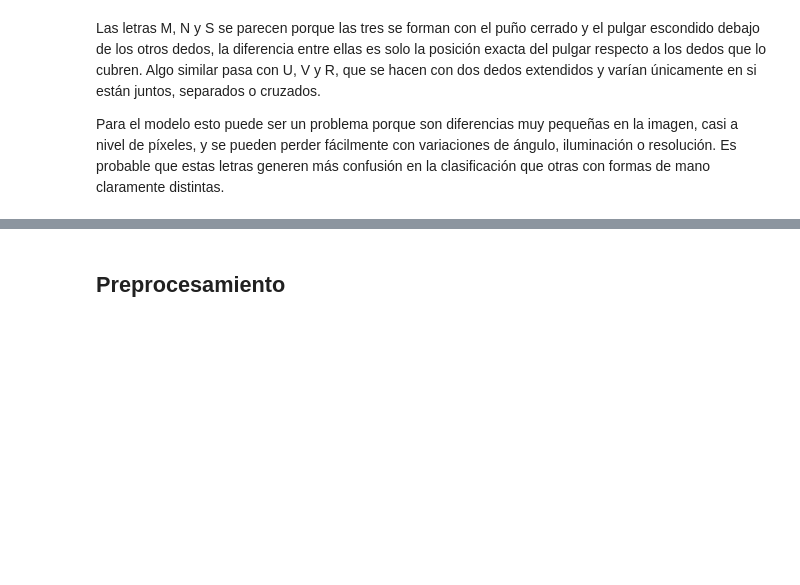
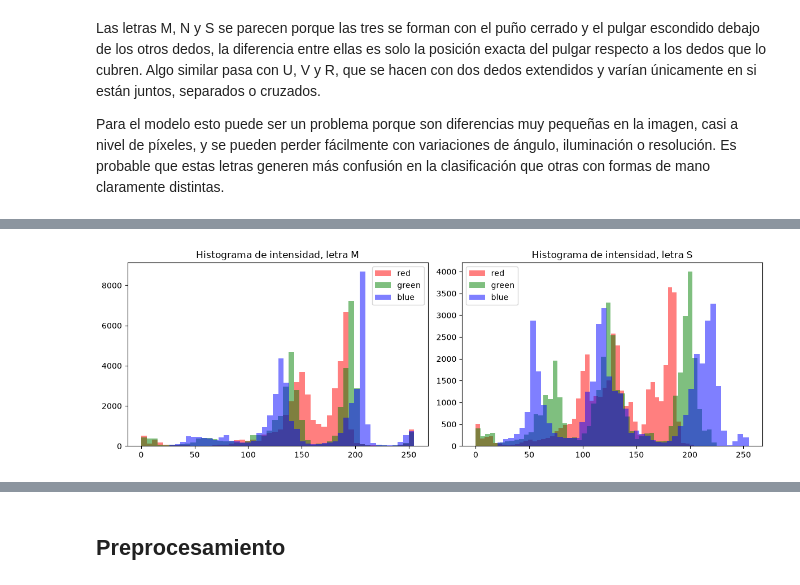
Before and after one commit to ecarcamo/CC3084-DATA-SCIENCE, a Jupyter notebook: notebooks/ASL_Clasificador.ipynb, the cells around one changed output, grey strips where cells are left out. Saved outputs shown, nothing was run; the diff lists cells and outputs as text; code cells hidden in the pictures; blank space fills up the shorter version.

```diff
--- a/notebooks/ASL_Clasificador.ipynb
+++ b/notebooks/ASL_Clasificador.ipynb
@@ -109,0 +168,18 @@ Para el modelo esto puede ser un problema porque son diferencias muy pequeñas e
+# %%
+clases_hist = ['M', 'S']
+
+fig, axes = plt.subplots(1, len(clases_hist), figsize=(12, 4))
+
+for ax, clase in zip(axes, clases_hist):
+    clase_path = os.path.join(base_path, clase)
+    img_name = os.listdir(clase_path)[0]
+    img = np.array(Image.open(os.path.join(clase_path, img_name)))
+    for canal, color in enumerate(['red', 'green', 'blue']):
+        ax.hist(img[:, :, canal].ravel(), bins=50, color=color, alpha=0.5, label=color)
+    ax.set_title(f'Histograma de intensidad, letra {clase}')
+    ax.legend()
+
+plt.tight_layout()
+plt.show()
+# %% [output]
+[figure, added]
```
Also changed, not shown: parts of 7 cells of this notebook.
